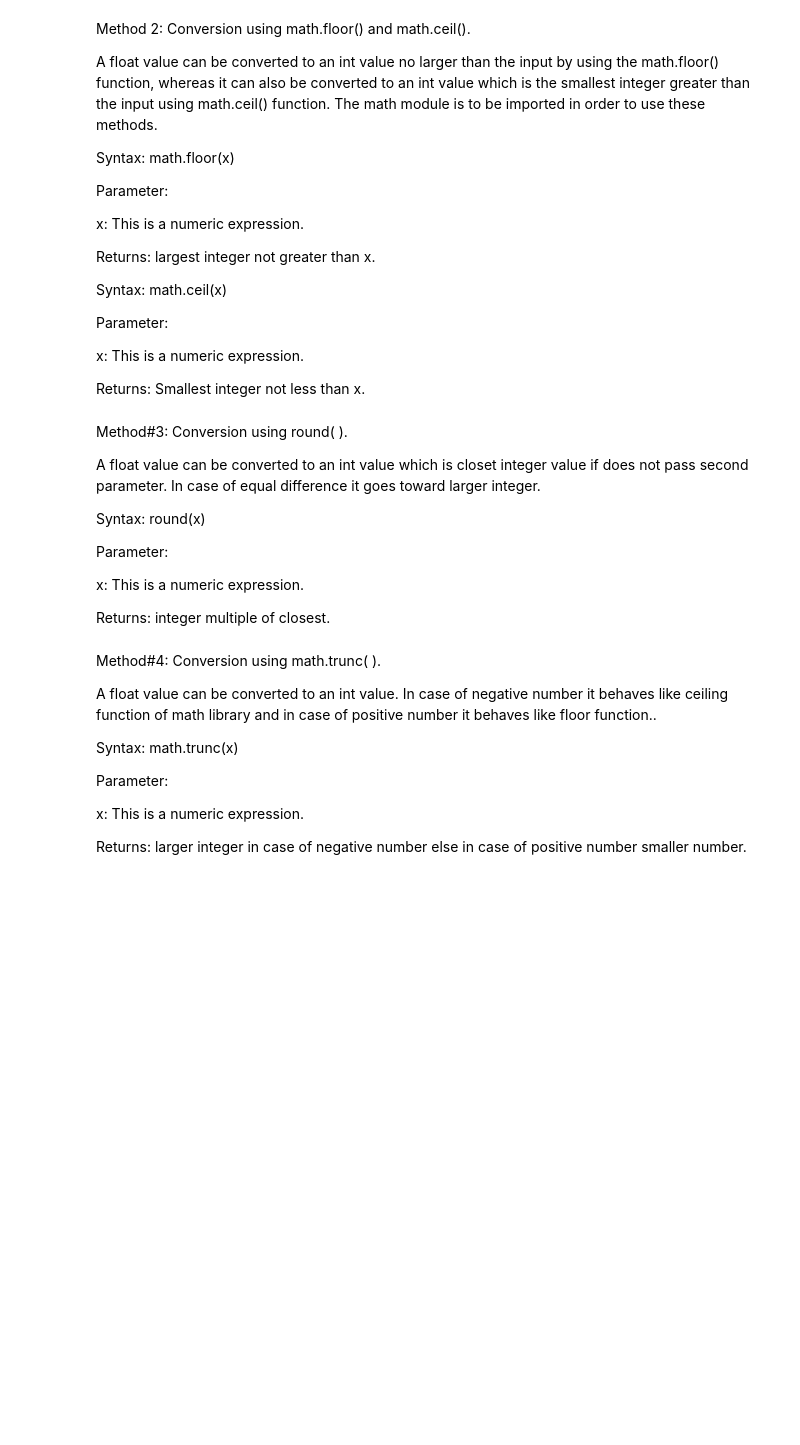
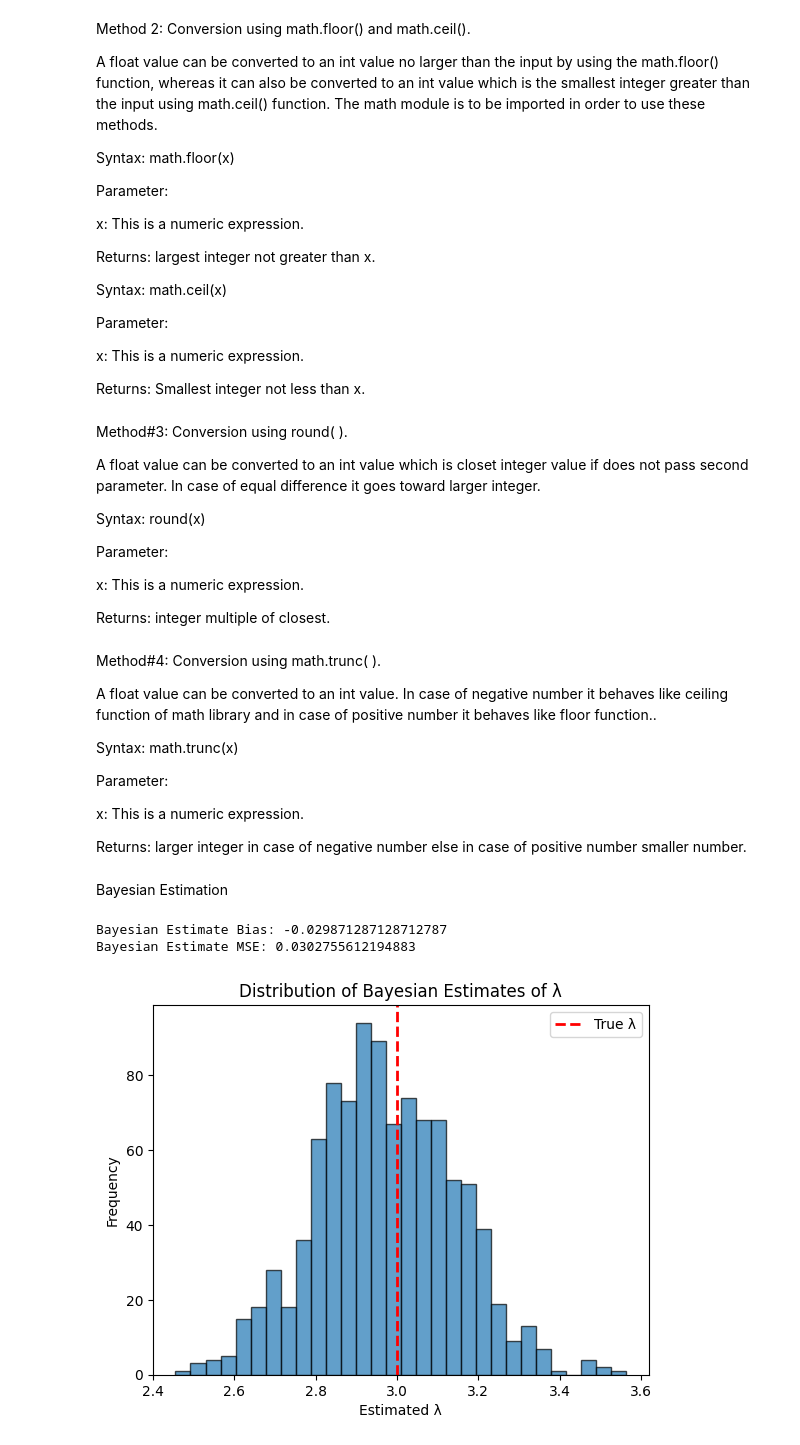
Before and after one commit to 20170702079/benchmarking-gnns, a Jupyter notebook: MonteCarloSimulation.ipynb, the cells around one changed output. Cells and saved outputs as stored; diff of their text form; code cells hidden in the pictures; blank space fills up the shorter version.

```diff
--- a/MonteCarloSimulation.ipynb
+++ b/MonteCarloSimulation.ipynb
@@ -17,9 +17,9 @@ def F(x, theta):
 def generate_data(theta, n):
     return np.random.poisson(np.log(theta), n)
 
-theta_true = 3.0  # Example true value of theta
+theta_true = 5.0  # 3.0  # Example true value of theta
 N = 1000  # Number of datasets
-n = 50  # Sample size for each dataset
+n = 500  # Sample size for each dataset
 
 datasets = [generate_data(theta_true, n) for _ in range(N)]
 # %% [markdown]
@@ -386,3 +384,70 @@ data = math.trunc(num)
 
 print( 'Type of data: ',type(data).__name__)
 print("the result using round : ",data)
+# %% [markdown]
+Bayesian Estimation
+# %%
+import numpy as np
+from scipy.stats import gamma
+
+# Function to generate Poisson data
+def generate_poisson_data(true_lambda, size):
+    return np.random.poisson(true_lambda, size)
+
+# Function for Bayesian estimation
+def bayesian_estimate(data, prior_alpha=1.0, prior_beta=1.0):
+    # Calculate the posterior parameters
+    n = len(data)
+    sum_x = np.sum(data)
+    posterior_alpha = prior_alpha + sum_x
+    posterior_beta = prior_beta + n
+
+    # Mean of the posterior Gamma distribution
+    posterior_mean = posterior_alpha / posterior_beta
+
+    return posterior_mean, posterior_alpha, posterior_beta
+
+# True lambda value
+true_lambda = 3.0
+sample_size = 100
+num_simulations = 1000
+
+# Prior parameters for the Gamma distribution
+prior_alpha = 1.0
+prior_beta = 1.0
+
+# Store the estimates from each simulation
+estimates = []
+
+for _ in range(num_simulations):
+    # Generate synthetic data
+    data = generate_poisson_data(true_lambda, sample_size)
+
+    # Perform Bayesian estimation
+    estimate, post_alpha, post_beta = bayesian_estimate(data, prior_alpha, prior_beta)
+    estimates.append(estimate)
+
+# Convert estimates to numpy array
+estimates = np.array(estimates)
+
+# Calculate bias and MSE
+bias = np.mean(estimates) - true_lambda
+mse = np.mean((estimates - true_lambda)**2)
+
+print(f"Bayesian Estimate Bias: {bias}")
+print(f"Bayesian Estimate MSE: {mse}")
+
+# Plot the distribution of estimates
+import matplotlib.pyplot as plt
+
+plt.hist(estimates, bins=30, alpha=0.7, edgecolor='k')
+plt.axvline(true_lambda, color='r', linestyle='dashed', linewidth=2, label='True λ')
+plt.title('Distribution of Bayesian Estimates of λ')
+plt.xlabel('Estimated λ')
+plt.ylabel('Frequency')
+plt.legend()
+plt.show()
+# %% [output]
+Bayesian Estimate Bias: -0.029871287128712787
+Bayesian Estimate MSE: 0.0302755612194883
+[figure, added]
```
Also changed, not shown: parts of 6 cells of this notebook.
